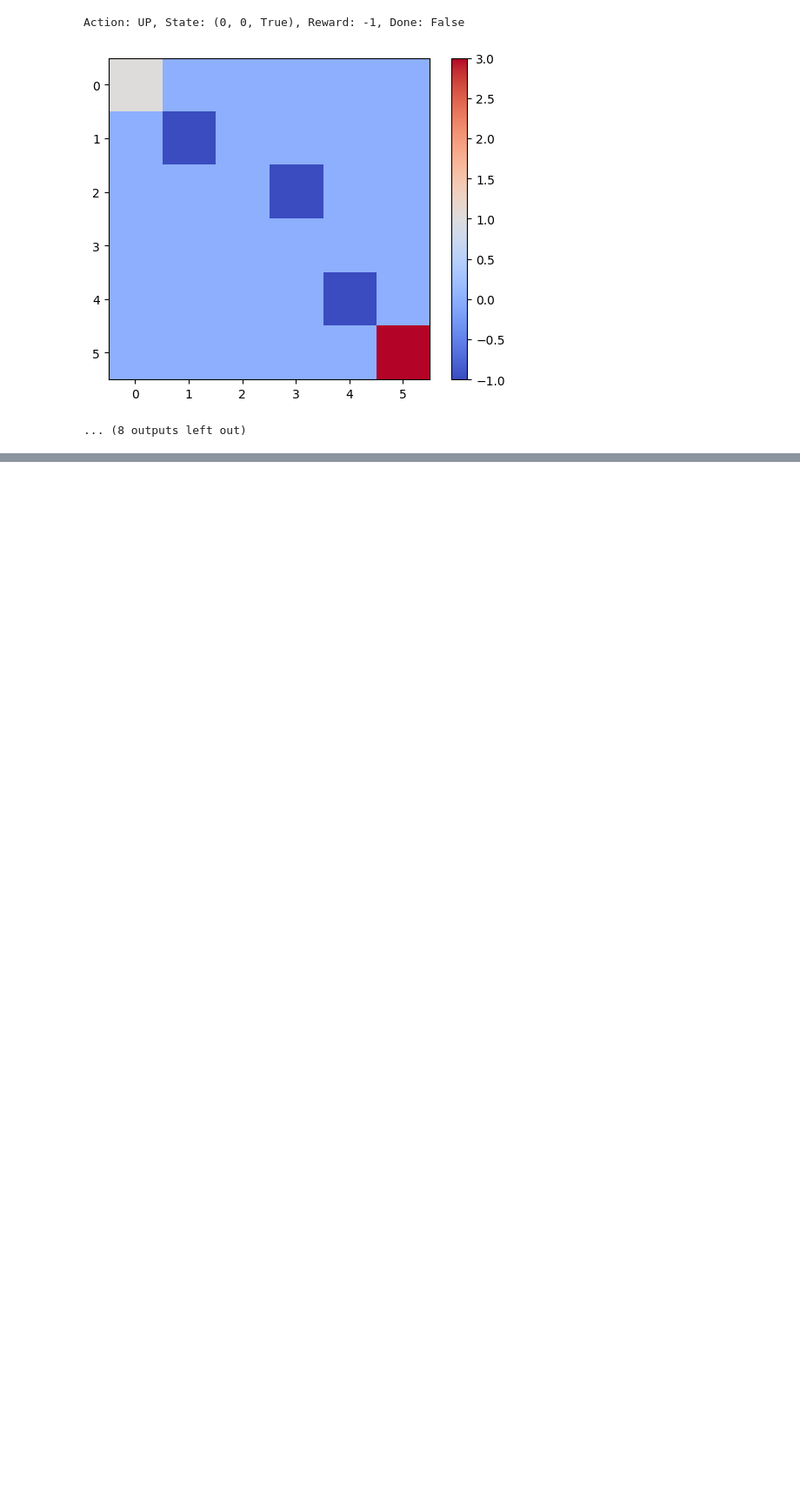
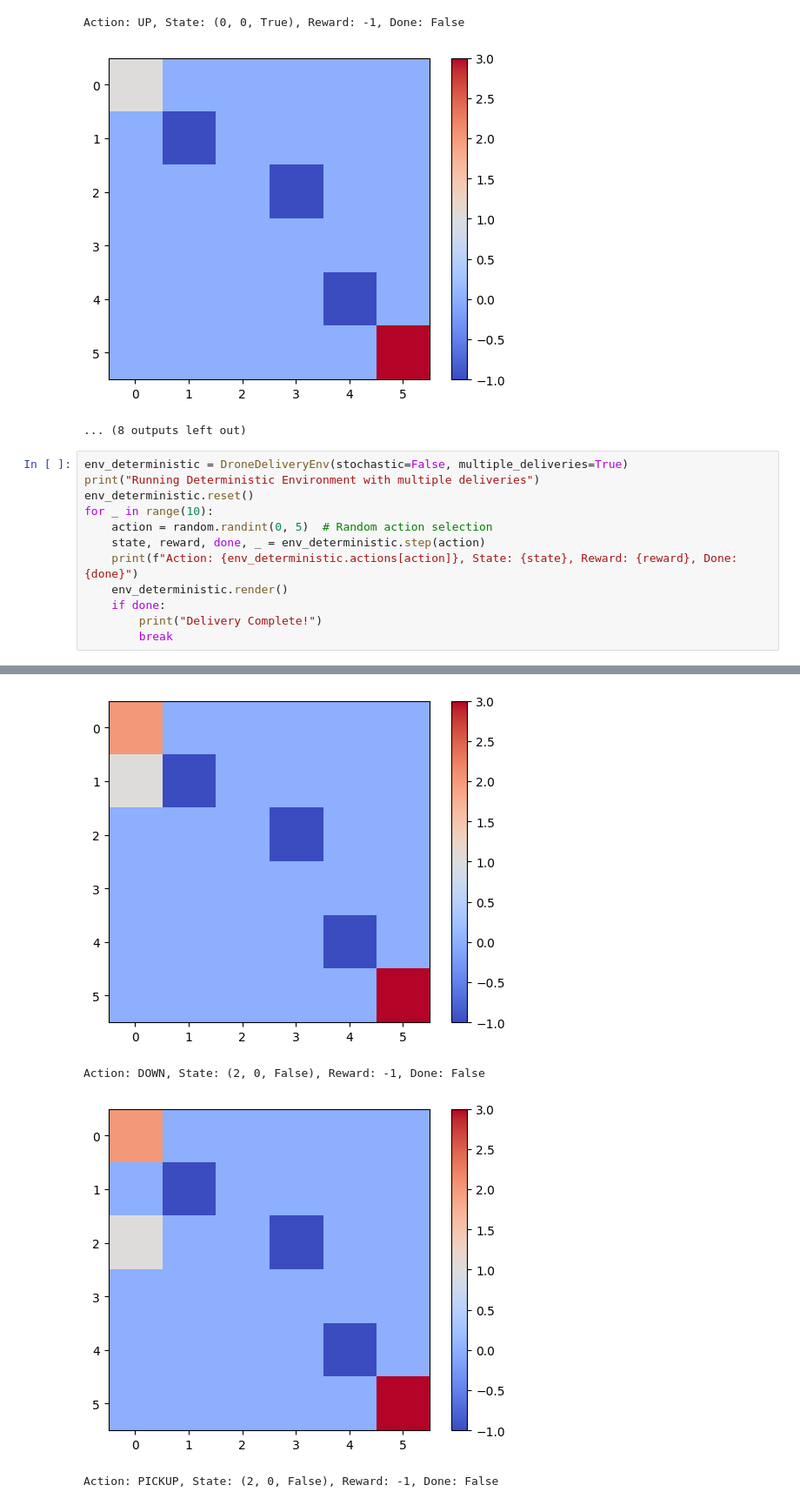
Before and after one commit to ruthvik-30/RL-A1-Defining-and-solving-RL-environments, a Jupyter notebook: part1.ipynb, the cells around one changed output, grey strips where cells are left out. Shown: that part at 87% size. Saved outputs shown, nothing was run; the diff lists cells and outputs as text; blank space fills up the shorter version.

Commit message:
added code for multiple deliveries bonus part

```diff
--- a/part1.ipynb
+++ b/part1.ipynb
@@ -159,3 +159,16 @@ Action: PICKUP, State: (0, 0, True), Reward: 9, Done: False
 Action: UP, State: (0, 0, True), Reward: -1, Done: False
 [figure]
 ... (8 outputs left out)
+# %%
+env_deterministic = DroneDeliveryEnv(stochastic=False, multiple_deliveries=True)
+print("Running Deterministic Environment with multiple deliveries")
+env_deterministic.reset()
+for _ in range(10):
+    action = random.randint(0, 5)  # Random action selection
+    state, reward, done, _ = env_deterministic.step(action)
+    print(f"Action: {env_deterministic.actions[action]}, State: {state}, Reward: {reward}, Done: {done}")
+    env_deterministic.render()
+    if done:
+        print("Delivery Complete!")
+        break
+# %% [output]
@@ -161,0 +181,4 @@ Action: UP, State: (0, 0, True), Reward: -1, Done: False
+[figure, added]
+Action: DOWN, State: (2, 0, False), Reward: -1, Done: False
+[figure, added]
+Action: PICKUP, State: (2, 0, False), Reward: -1, Done: False
```
Also changed, not shown: parts of 1 cell of this notebook.
